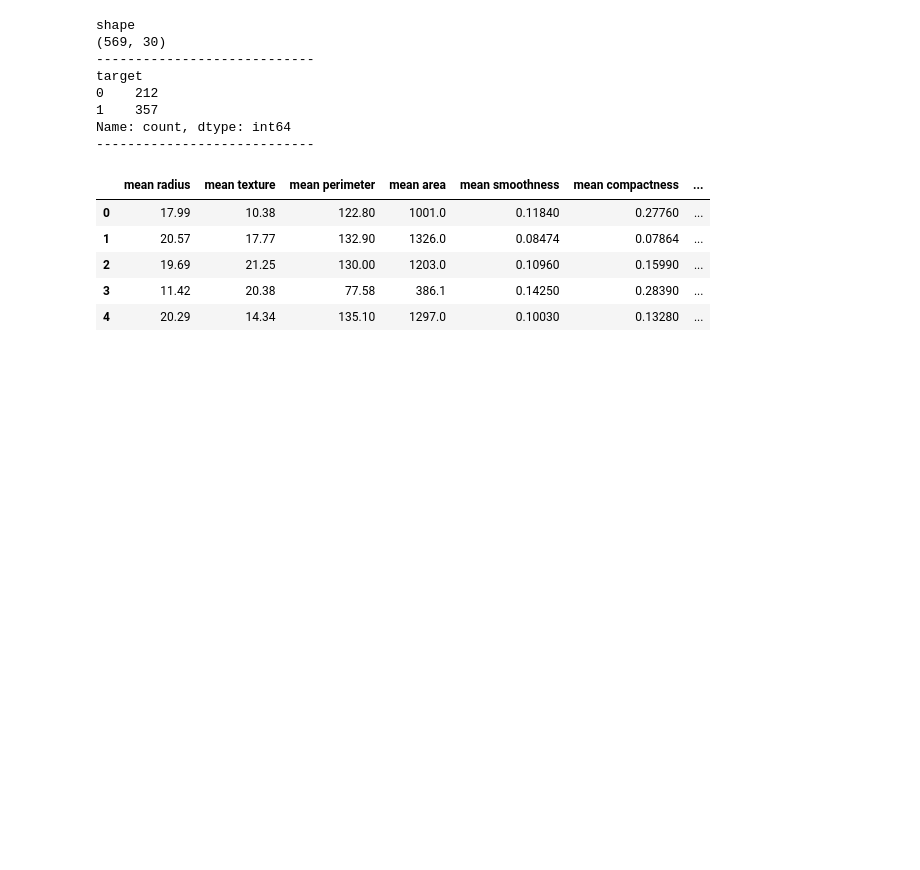
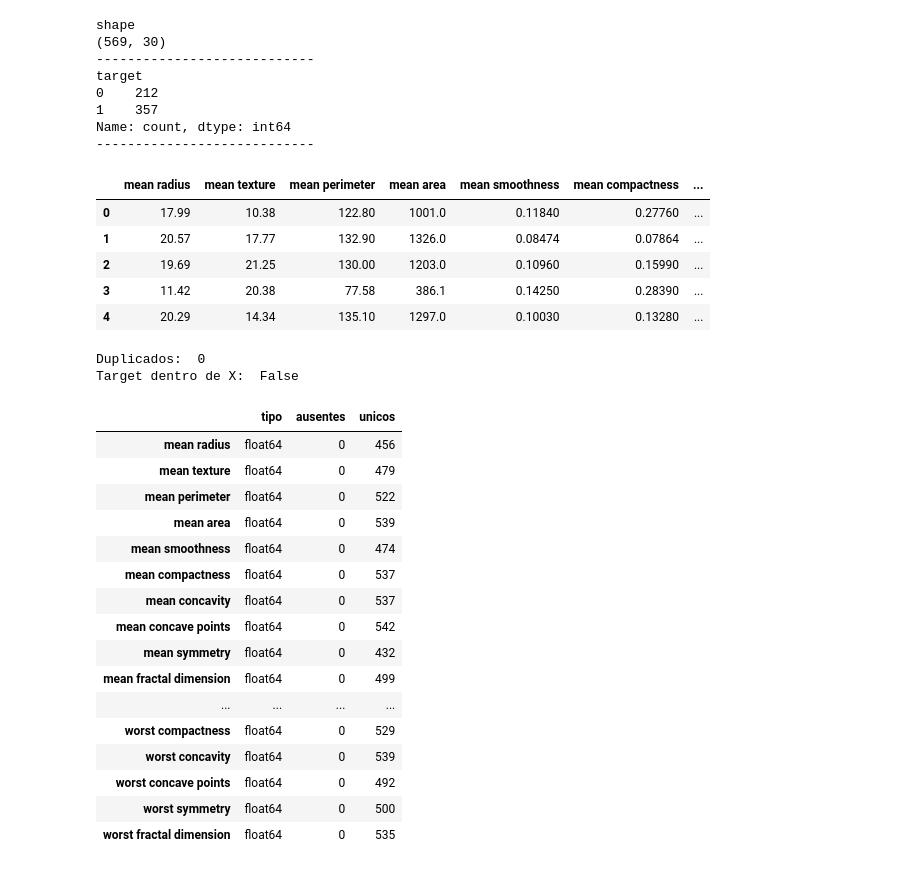
Before and after one commit to yuniorlaureano/uasd-ds-2, a Jupyter notebook: unidad01/LAB01/notebooks/01_svm_guiada.ipynb, the cells around one changed output. Cells and saved outputs as stored; diff of their text form; code cells hidden in the pictures; blank space fills up the shorter version.

```diff
--- a/unidad01/LAB01/notebooks/01_svm_guiada.ipynb
+++ b/unidad01/LAB01/notebooks/01_svm_guiada.ipynb
@@ -69,3 +70,34 @@ Name: count, dtype: int64
 | 2 | 19.69 | 21.25 | 130.00 | 1203.0 | 0.10960 | 0.15990 | ... |
 | 3 | 11.42 | 20.38 | 77.58 | 386.1 | 0.14250 | 0.28390 | ... |
 | 4 | 20.29 | 14.34 | 135.10 | 1297.0 | 0.10030 | 0.13280 | ... |
+# %%
+# Auditiar antes de modelar
+audit = pd.DataFrame({
+    "tipo": X.dtypes.astype(str),
+    "ausentes": X.isna().sum(),
+    "unicos": X.nunique()
+})
+
+print("Duplicados: ", X.duplicated().sum())
+print("Target dentro de X: ", y.name in X.columns)
+audit.head(100)
+# %% [output]
+Duplicados:  0
+Target dentro de X:  False
+|  | tipo | ausentes | unicos |
+| mean radius | float64 | 0 | 456 |
+| mean texture | float64 | 0 | 479 |
+| mean perimeter | float64 | 0 | 522 |
+| mean area | float64 | 0 | 539 |
+| mean smoothness | float64 | 0 | 474 |
+| mean compactness | float64 | 0 | 537 |
+| mean concavity | float64 | 0 | 537 |
+| mean concave points | float64 | 0 | 542 |
+| mean symmetry | float64 | 0 | 432 |
+| mean fractal dimension | float64 | 0 | 499 |
+| ... | ... | ... | ... |
+| worst compactness | float64 | 0 | 529 |
+| worst concavity | float64 | 0 | 539 |
+| worst concave points | float64 | 0 | 492 |
+| worst symmetry | float64 | 0 | 500 |
+| worst fractal dimension | float64 | 0 | 535 |
```
Also changed, not shown: parts of 9 cells of this notebook, 6 other files.
